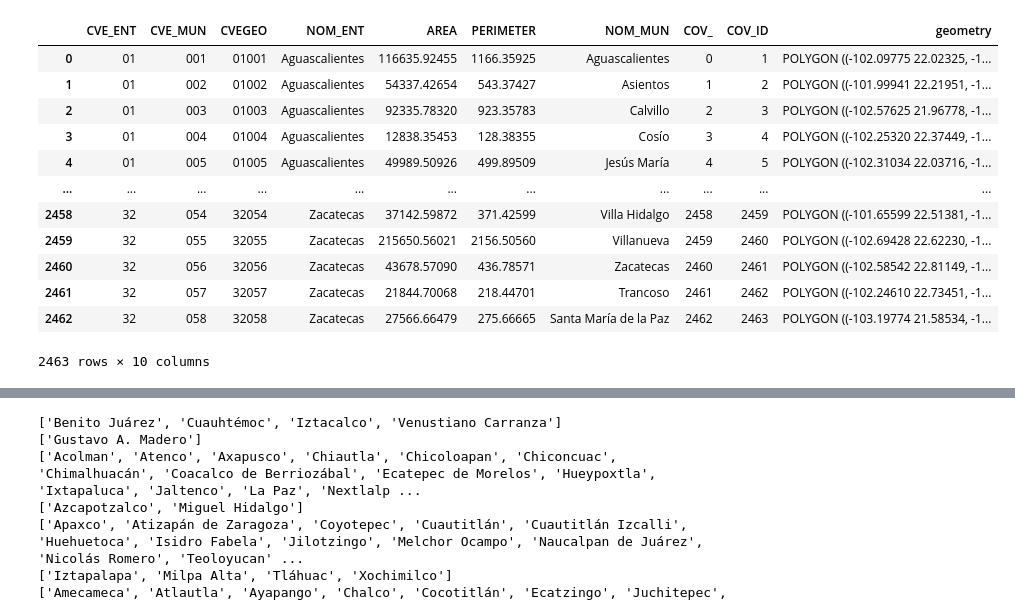
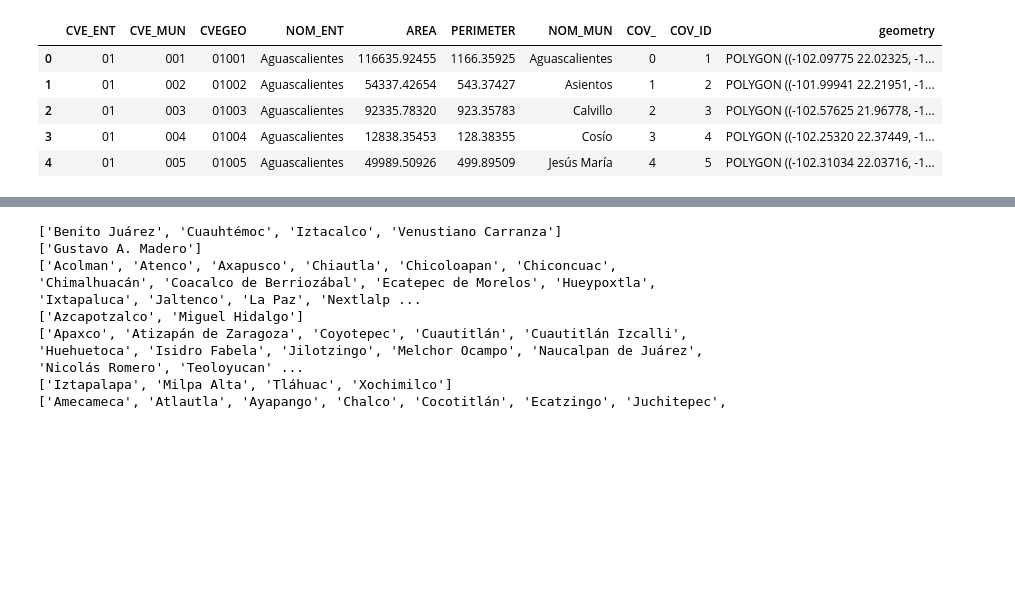
Before and after one commit to vlegaria/air_pollution, a Jupyter notebook: contingencia/correccion_archivos_shape.ipynb, the cells around one changed output, grey strips where cells are left out. Drawn from its saved outputs; the diff is of its cells as text; code cells hidden in the pictures; blank space fills up the shorter version.

```diff
--- a/contingencia/correccion_archivos_shape.ipynb
+++ b/contingencia/correccion_archivos_shape.ipynb
@@ -2,20 +2,13 @@
 import geopandas as gpd
 # %%
 gdf_mexico = gpd.read_file('C:/Users/valer/Documents/CIC/doctorado/A24/Tesis/QGIS/Division politica Mexico 2018 CONABIO INEGI/muni_2018gw.shp', encoding="utf-8")
-gdf_mexico
+gdf_mexico.head()
 # %% [output]
 |  | CVE_ENT | CVE_MUN | CVEGEO | NOM_ENT | AREA | PERIMETER | NOM_MUN | COV_ | COV_ID | geometry |
 | 0 | 01 | 001 | 01001 | Aguascalientes | 116635.92455 | 1166.35925 | Aguascalientes | 0 | 1 | POLYGON ((-102.09775 22.02325, -1... |
 | 1 | 01 | 002 | 01002 | Aguascalientes | 54337.42654 | 543.37427 | Asientos | 1 | 2 | POLYGON ((-101.99941 22.21951, -1... |
 | 2 | 01 | 003 | 01003 | Aguascalientes | 92335.78320 | 923.35783 | Calvillo | 2 | 3 | POLYGON ((-102.57625 21.96778, -1... |
 | 3 | 01 | 004 | 01004 | Aguascalientes | 12838.35453 | 128.38355 | Cosío | 3 | 4 | POLYGON ((-102.25320 22.37449, -1... |
 | 4 | 01 | 005 | 01005 | Aguascalientes | 49989.50926 | 499.89509 | Jesús María | 4 | 5 | POLYGON ((-102.31034 22.03716, -1... |
-| ... | ... | ... | ... | ... | ... | ... | ... | ... | ... | ... |
-| 2458 | 32 | 054 | 32054 | Zacatecas | 37142.59872 | 371.42599 | Villa Hidalgo | 2458 | 2459 | POLYGON ((-101.65599 22.51381, -1... |
-| 2459 | 32 | 055 | 32055 | Zacatecas | 215650.56021 | 2156.50560 | Villanueva | 2459 | 2460 | POLYGON ((-102.69428 22.62230, -1... |
-| 2460 | 32 | 056 | 32056 | Zacatecas | 43678.57090 | 436.78571 | Zacatecas | 2460 | 2461 | POLYGON ((-102.58542 22.81149, -1... |
-| 2461 | 32 | 057 | 32057 | Zacatecas | 21844.70068 | 218.44701 | Trancoso | 2461 | 2462 | POLYGON ((-102.24610 22.73451, -1... |
-| 2462 | 32 | 058 | 32058 | Zacatecas | 27566.66479 | 275.66665 | Santa María de la Paz | 2462 | 2463 | POLYGON ((-103.19774 21.58534, -1... |
-2463 rows × 10 columns
 # %%
 gdf_CDMX = gdf_mexico[gdf_mexico.NOM_ENT=="Ciudad de México"]
```
Also changed, not shown: parts of 6 cells of this notebook, 7 other files.
